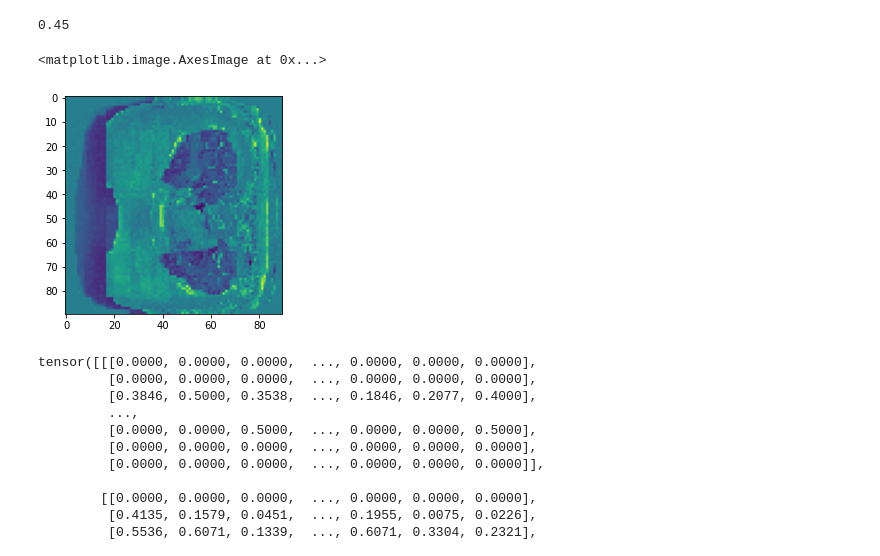
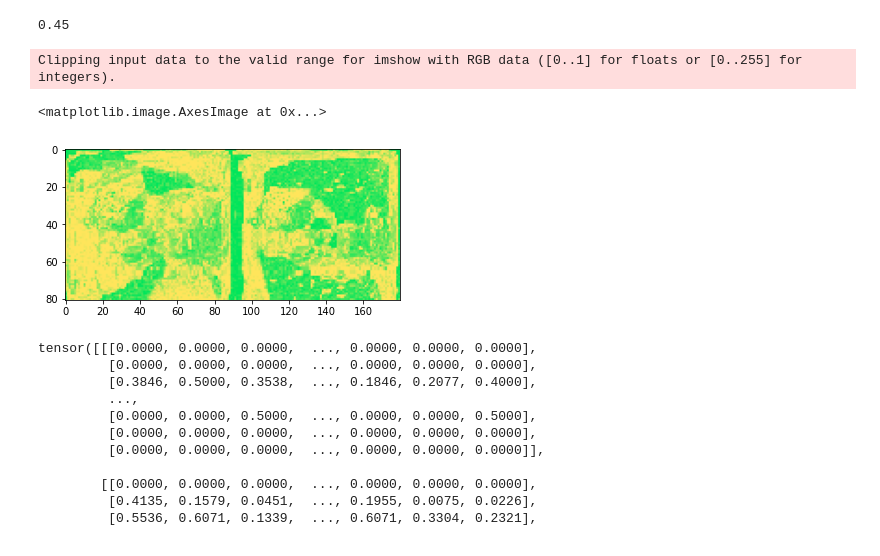
Before and after one commit to hwixley/ctscan-covid19-severity-detection, a Jupyter notebook: deep-learning.ipynb, the cells around one changed output. Drawn from its saved outputs; the diff is of its cells as text; code cells hidden in the pictures.

```diff
--- a/deep-learning.ipynb
+++ b/deep-learning.ipynb
@@ -31,11 +43,13 @@ device = torch.device('cuda' if torch.cuda.is_available() else 'cpu')
 def loadNpy(filename):
     with open(filename, "rb") as f: return np.load(f)
 
-db = f"{os.getcwd()}/../data2/slices/tiled-gaussian-grabber/depthTile-size97200-div0.5-d3/"
-#db = f"{os.getcwd()}/../data2/slices/tiled-gaussian-grabber/depthTile-size243000-newnorm-uf/"
+#db = f"{os.getcwd()}/../data2/slices/gaussian-grabber/size192000-hwDiv0.75-dDiv0.25/"
+db = f"{os.getcwd()}/../data2/slices/tiled-gaussian-grabber/depthTile-size16200-div0.5-d1/"
 data_type = "s-"
 # %%
-X_train, X_val, X_test = loadNpy(db + f"X_train.npy"), loadNpy(db + f"X_val.npy"), loadNpy(db + f"X_test.npy")
+X_im_train, X_im_val, X_im_test = loadNpy(db + f"X_image_train.npy"), loadNpy(db + f"X_image_val.npy"), loadNpy(db + f"X_image_test.npy")
+X_usr_train, X_usr_val, X_usr_test = loadNpy(db + f"X_usr_train.npy"), loadNpy(db + f"X_usr_val.npy"), loadNpy(db + f"X_usr_test.npy")
+
 y_train, y_val, y_test = loadNpy(db + f"{data_type}y_train.npy"), loadNpy(db + f"{data_type}y_val.npy"), loadNpy(db + f"{data_type}y_test.npy")
 # %%
 def npy_to_tensor(data, l=False):
@@ -47,3 +65,5 @@ def npy_to_tensor(data, l=False):
 # %%
-X_train, X_val, X_test = npy_to_tensor(X_train), npy_to_tensor(X_val), npy_to_tensor(X_test)
+X_img_train, X_img_val, X_img_test = npy_to_tensor(X_im_train), npy_to_tensor(X_im_val), npy_to_tensor(X_im_test)
+X_usr_train, X_usr_val, X_usr_test = npy_to_tensor(X_usr_train), npy_to_tensor(X_usr_val), npy_to_tensor(X_usr_test)
+
 y_train, y_val, y_test = npy_to_tensor(y_train, 1), npy_to_tensor(y_val, 1), npy_to_tensor(y_test, 1)
@@ -130,11 +150,12 @@ np.mean(y_test)
 # %% [output]
 0.45
 # %%
-image = X_train[1000,:]
-plt.imshow(image[:-9].reshape(90,90,60)[:,:,50])
+image = X_img_train.numpy()[800,:,:,:]
+plt.imshow(image[:-9])#.reshape(90,90,60)[:,:,50])
 # %% [output]
-<matplotlib.image.AxesImage at 0x...>
+Clipping input data to the valid range for imshow with RGB data ([0..1] for floats or [0..255] for integers).
+<matplotlib.image.AxesImage at 0x...>
-[figure, old version]
+[figure, new version]
 # %%
 for i in range(X_train.shape[0]):
     sample = X_train[i,:,:,:]
```
Also changed, not shown: parts of 30 cells of this notebook, 4 other files.
